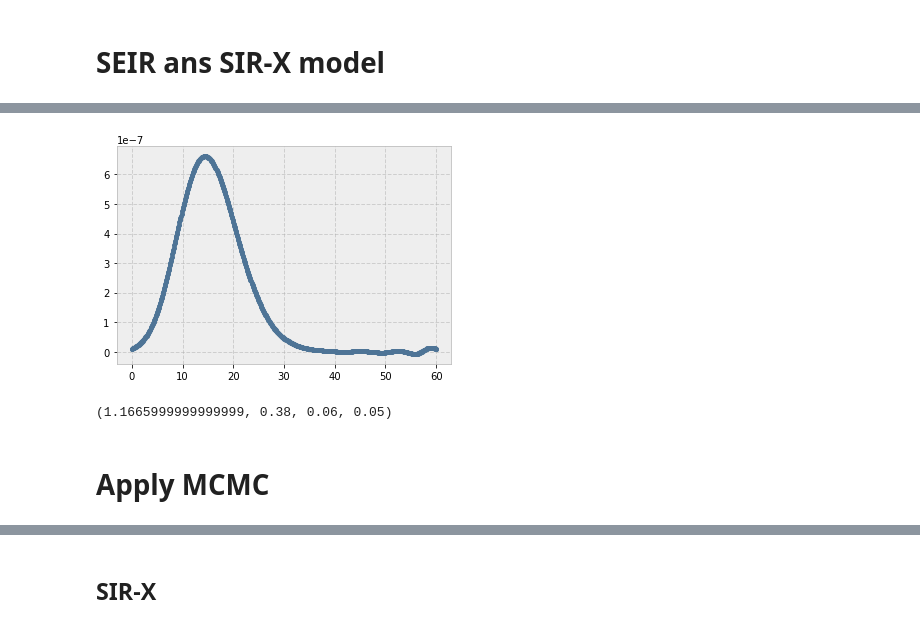
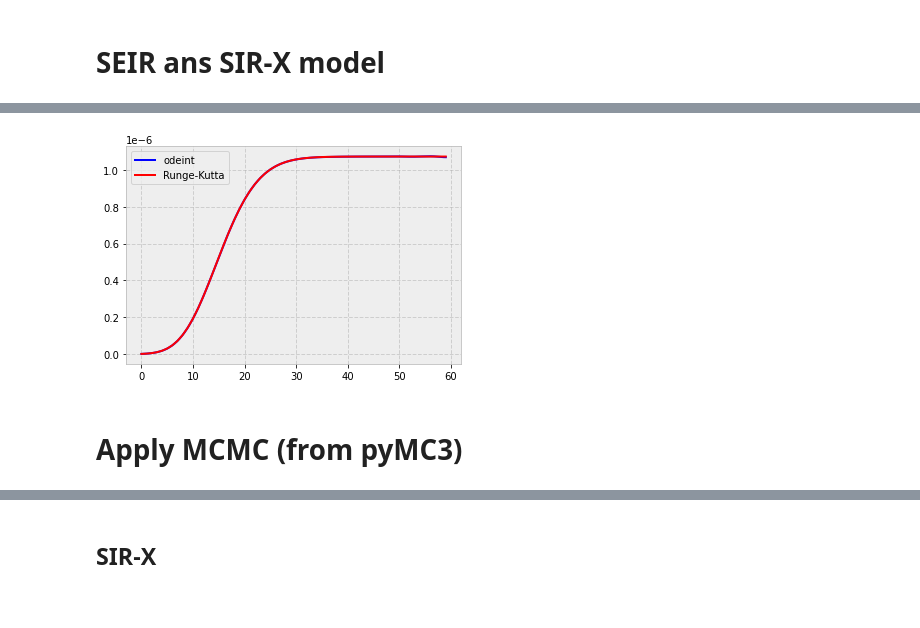
Before and after one commit to G-Ryzhakov/COVID-19-BO-SIRX, a Jupyter notebook: Corona.ipynb, the cells around one changed output, grey strips where cells are left out. Saved outputs shown, nothing was run; the diff lists cells and outputs as text; code cells hidden in the pictures.

```diff
--- a/Corona.ipynb
+++ b/Corona.ipynb
@@ -157,28 +204,27 @@ plt.plot(results[:, 2]);
 # %%
-# Test SIRX
+# Test SIRX & RK
 t_max = 60
 dt = .1
-N = int(t_max / dt) + 1
-t = np.linspace(0, t_max, N)
+N = int(t_max / dt)
+t = np.linspace(0, t_max - 1, N)
 
 x0 = np.array([1.0, 1e-8, 0.0, 0.0])
 beta = 0.38 #d^{-1}
 R0 = 3.07
 alpha = R0*beta
 k0 = 6e-2
 k = 5e-2
 
 params = alpha, beta, k0, k
 
 results = base_sirx_model_odeint(x0, dt, N, params)
+results_RK = base_sirx_model_RK(x0, t_max, params)
 
-plt.plot(t, results[:, 1]);
-#plt.plot(results[:, 1]);
+letter = 2
+plt.plot(t, results[:, letter], 'b-', label='odeint');
+plt.plot(results_RK[:, letter], 'r-', label='Runge-Kutta');
+plt.legend();
 # %% [output]
-[figure, old version]
+[figure, new version]
-# %%
-params
-# %% [output]
-(1.1665999999999999, 0.38, 0.06, 0.05)
 # %% [markdown]
-# Apply MCMC
+# Apply MCMC (from pyMC3)
```
Also changed, not shown: parts of 17 cells of this notebook, 3 other files.
